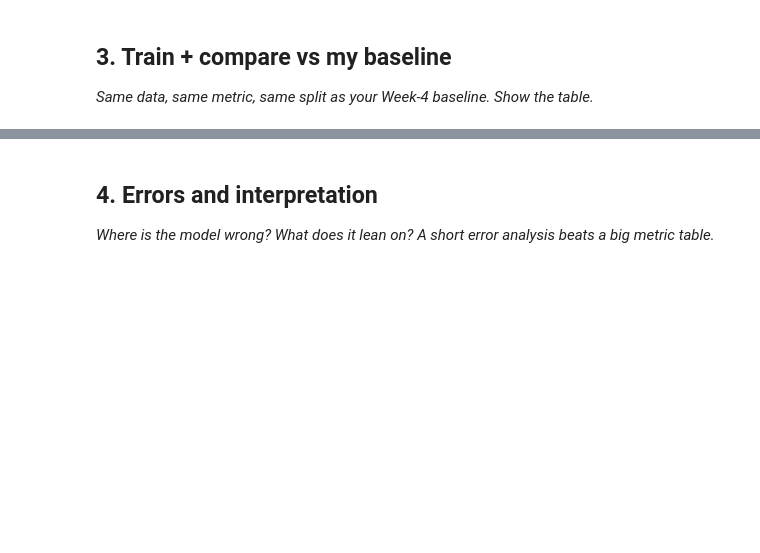
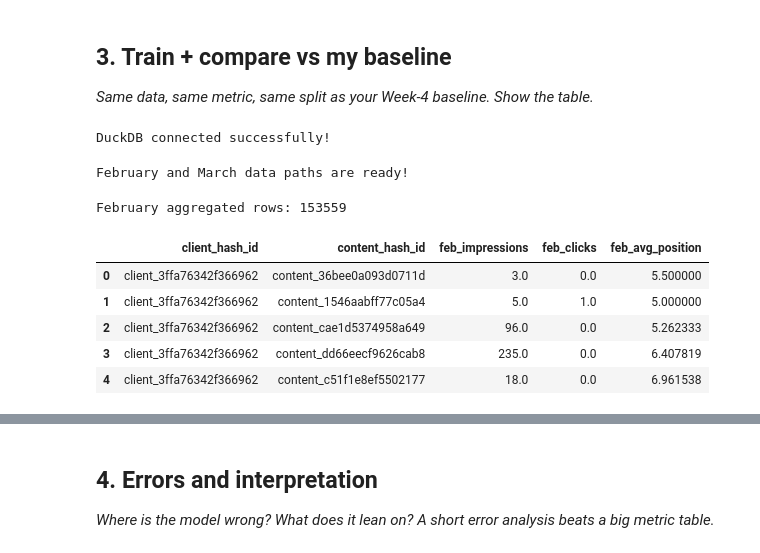
Before and after one commit to TEJAS7356/flyrank-ml-internship, a Jupyter notebook: work/notebooks/w05_model.ipynb, the cells around one changed output, grey strips where cells are left out. Cells and saved outputs as stored; diff of their text form; code cells hidden in the pictures; blank space fills up the shorter version.

```diff
--- a/work/notebooks/w05_model.ipynb
+++ b/work/notebooks/w05_model.ipynb
@@ -27,3 +39,53 @@ This skeleton is yours to fill. Work the sections **in order** — each one has
 # %%
 # This cell is for CODE (numbers, a query, a check).
 # Write your text answer in the cell ABOVE this one — typing sentences here breaks Run All.
+# Inspect the February and March columns
+import duckdb
+from google.colab import userdata
+
+HF_TOKEN = userdata.get("HF_TOKEN")
+
+con = duckdb.connect()
+con.execute("SET enable_progress_bar = false")
+con.execute(
+    f"CREATE OR REPLACE SECRET hf "
+    f"(TYPE huggingface, TOKEN '{HF_TOKEN}')"
+)
+
+print("DuckDB connected successfully!")
+# %% [output]
+DuckDB connected successfully!
+# %%
+REL = "hf://datasets/FlyRank/internship-warehouse"
+
+FACT = f"{REL}/fact_content_daily_performance"
+FEB = f"read_parquet('{FACT}/month=2026-02/*.parquet')"
+MAR = f"read_parquet('{FACT}/month=2026-03/*.parquet')"
+
+print("February and March data paths are ready!")
+# %% [output]
+February and March data paths are ready!
+# %%
+
+feb_monthly = con.sql(f"""
+SELECT
+    client_hash_id,
+    content_hash_id,
+    SUM(gsc_impressions) AS feb_impressions,
+    SUM(gsc_clicks) AS feb_clicks,
+    AVG(gsc_avg_position) AS feb_avg_position
+FROM {FEB}
+WHERE gsc_data_available IS TRUE
+GROUP BY client_hash_id, content_hash_id
+""").df()
+
+print("February aggregated rows:", len(feb_monthly))
+display(feb_monthly.head())
+# %% [output]
+February aggregated rows: 153559
+|  | client_hash_id | content_hash_id | feb_impressions | feb_clicks | feb_avg_position |
+| 0 | client_3ffa76342f366962 | content_36bee0a093d0711d | 3.0 | 0.0 | 5.500000 |
+| 1 | client_3ffa76342f366962 | content_1546aabff77c05a4 | 5.0 | 1.0 | 5.000000 |
+| 2 | client_3ffa76342f366962 | content_cae1d5374958a649 | 96.0 | 0.0 | 5.262333 |
+| 3 | client_3ffa76342f366962 | content_dd66eecf9626cab8 | 235.0 | 0.0 | 6.407819 |
+| 4 | client_3ffa76342f366962 | content_c51f1e8ef5502177 | 18.0 | 0.0 | 6.961538 |
```
Also changed, not shown: parts of 5 cells of this notebook.
